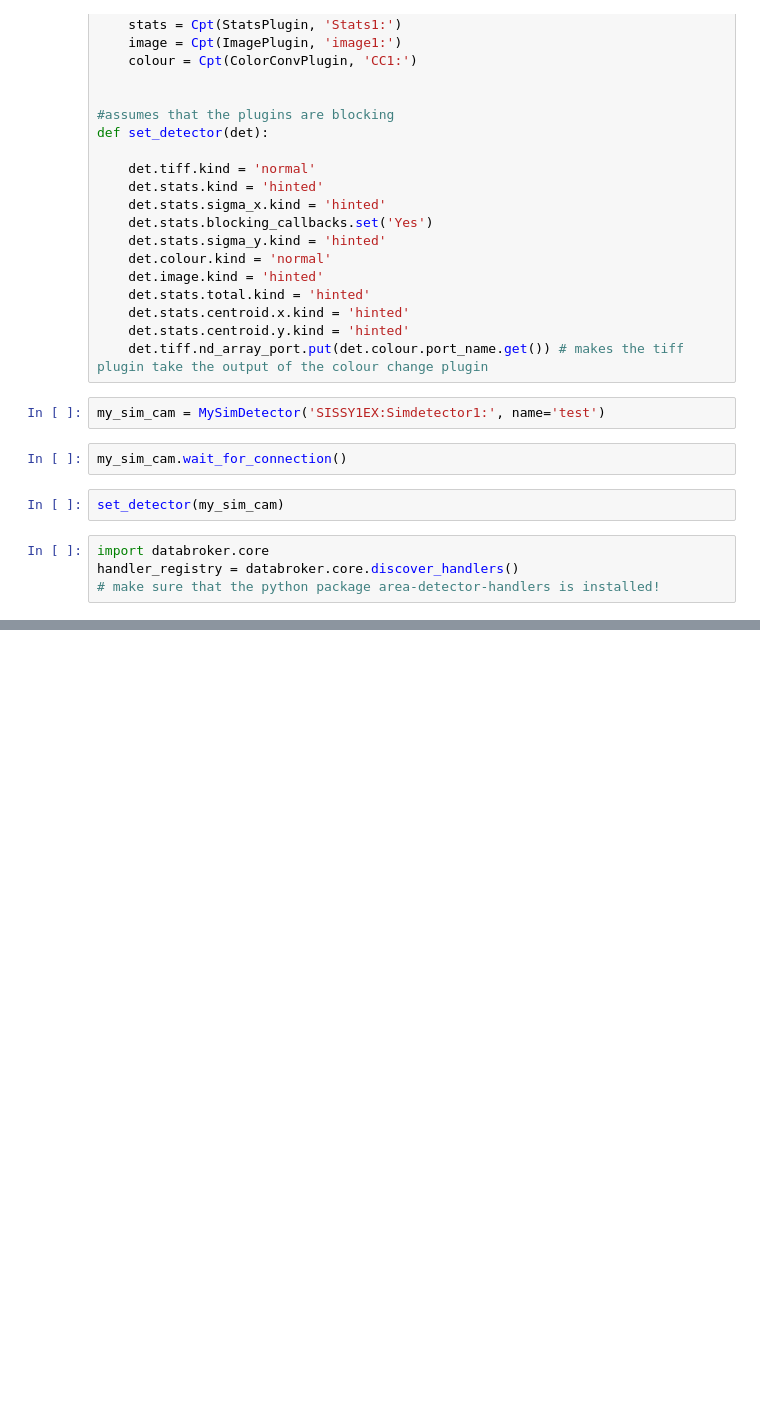
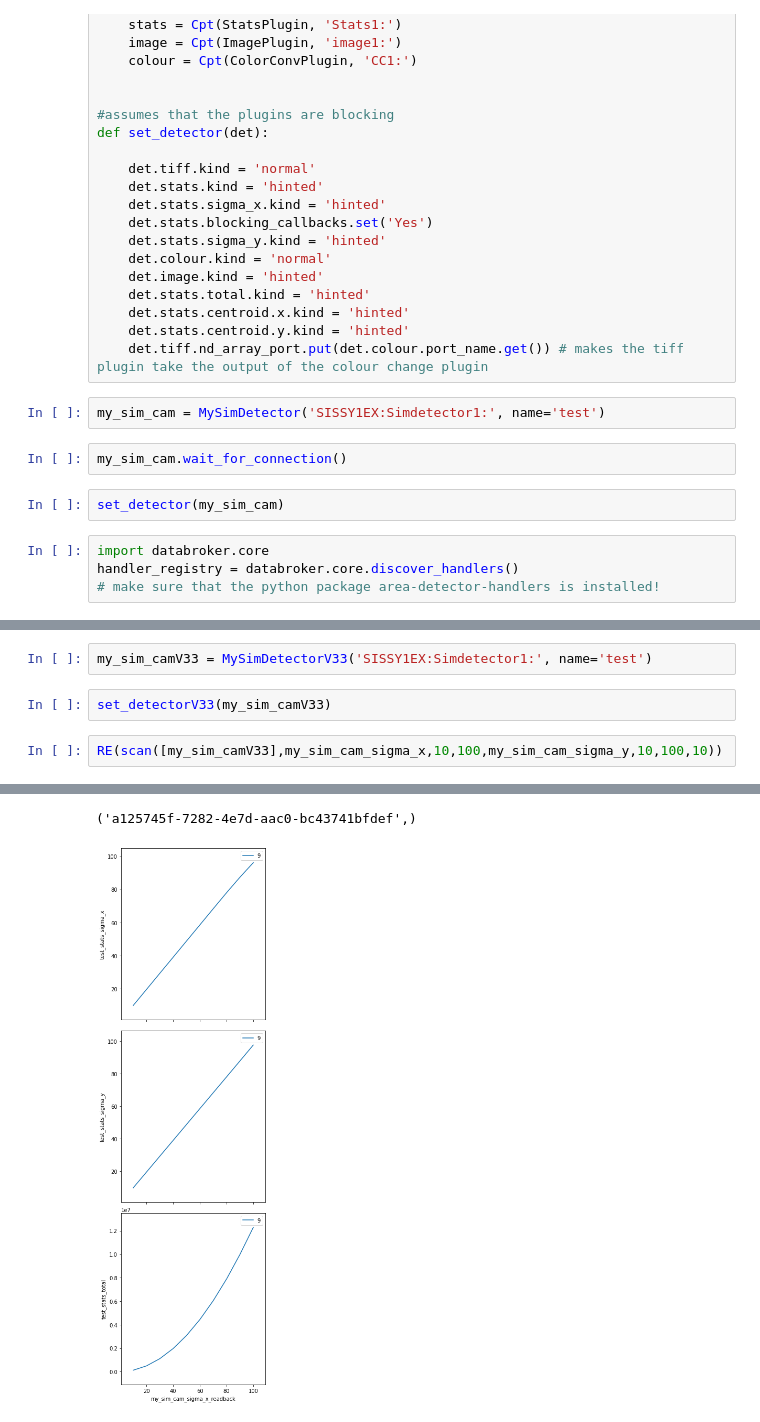
Before and after one commit to whs92/EMIL_notebooks, a Jupyter notebook: SimDetector_StatsReadback_BlockingTest.ipynb, the cells around one changed output, grey strips where cells are left out. Cells and saved outputs as stored; diff of their text form; blank space fills up the shorter version.

```diff
--- a/SimDetector_StatsReadback_BlockingTest.ipynb
+++ b/SimDetector_StatsReadback_BlockingTest.ipynb
@@ -154,0 +224,7 @@ generator scan ['039ded1b'] (scan num: 5)
+# %%
+my_sim_camV33 = MySimDetectorV33('SISSY1EX:Simdetector1:', name='test')
+# %%
+set_detectorV33(my_sim_camV33)
+# %%
+RE(scan([my_sim_camV33],my_sim_cam_sigma_x,10,100,my_sim_cam_sigma_y,10,100,10))
+# %% [output]
@@ -154,0 +249,2 @@ generator scan ['039ded1b'] (scan num: 5)
+('a125745f-7282-4e7d-aac0-bc43741bfdef',)
+[figure, added]
```
Also changed, not shown: parts of 6 cells of this notebook.
